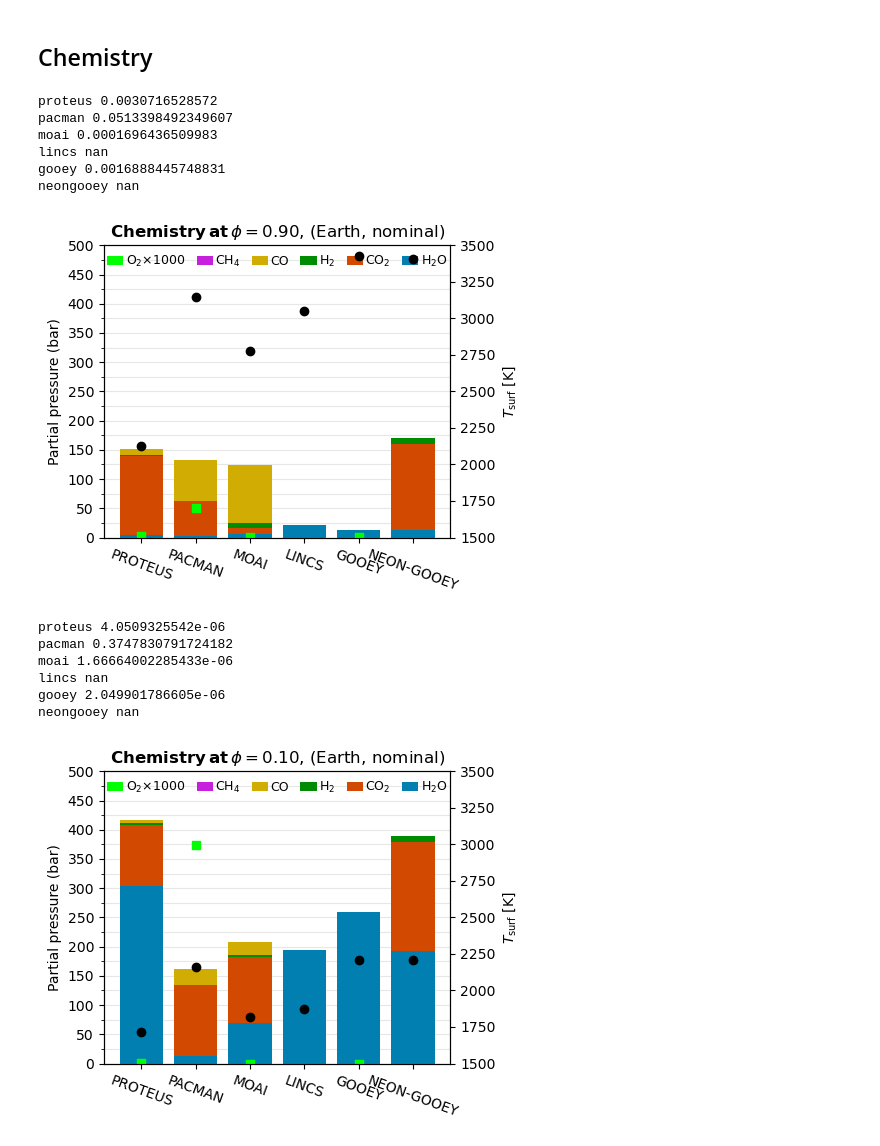
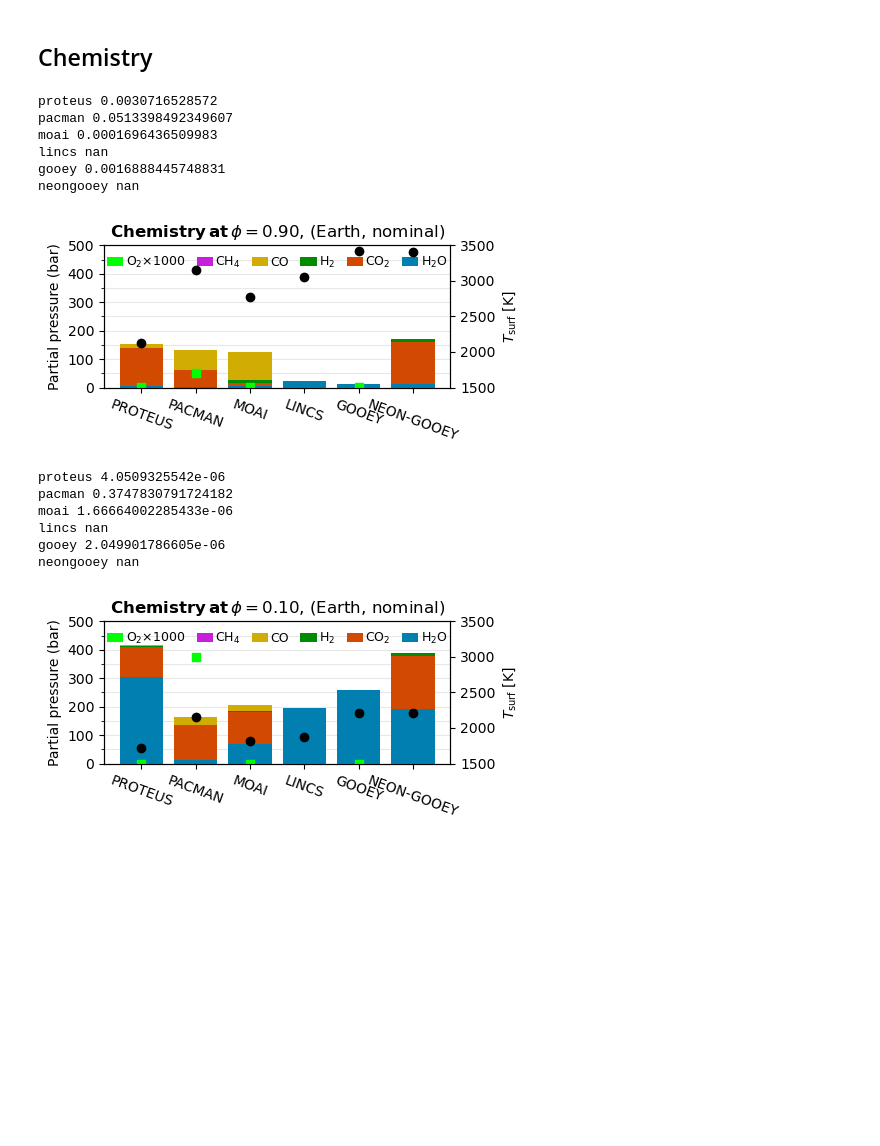
Before and after one commit to lena-noack/chili, a Jupyter notebook: intercomparison/analysis_solarsystem/compare.ipynb, the cells around one changed output. Cells and saved outputs as stored; diff of their text form; code cells hidden in the pictures; blank space fills up the shorter version.

```diff
--- a/intercomparison/analysis_solarsystem/compare.ipynb
+++ b/intercomparison/analysis_solarsystem/compare.ipynb
@@ -713,7 +715,7 @@ def plot_chem(case, planet, phi_compare):
 
     ykey_r = "T_surf(K)"
 
-    fig, ax = plt.subplots(1,1, figsize=(5,4))
+    fig, ax = plt.subplots(1,1, figsize=(5,2.5))
     axr = ax.twinx()
 
     fO2_factor = 1000.0
@@ -757,40 +759,40 @@ def plot_chem(case, planet, phi_compare):
         if gas == "O2":
             lbl += r"$\times$" + f"{fO2_factor:.0f}"
         ax.bar(0, 0, color=get_color(gas), label=lbl)
 
     ax.set_ylabel("Partial pressure (bar)")
     ax.set_ylim(0, ymax_chem)
-    ax.yaxis.set_major_locator(mpl.ticker.MultipleLocator(50))
-    ax.yaxis.set_minor_locator(mpl.ticker.MultipleLocator(25))
+    ax.yaxis.set_major_locator(mpl.ticker.MultipleLocator(100))
+    ax.yaxis.set_minor_locator(mpl.ticker.MultipleLocator(50))
     ax.grid(axis='y', which='both', zorder=-2, alpha=0.3)
     ax.set_xticks(xvals, xlbls, rotation=-20, ha='center')
     ax.legend(ncols=len(chili_gases), loc='upper center', bbox_to_anchor=(0.5, 1.01),
               fontsize=9, handletextpad=0.2, columnspacing=0.9, handlelength=1.3, frameon=False)
 
     axr.set_ylim(1500, 3500)
     axr.set_ylabel(get_label(ykey_r))
 
     title = r"${\bf Chemistry\,at\,} \phi=$" + f"{phi_compare:.2f}" + ", " + f"({get_label(planet)}, {case})"
     ax.set_title(title)
     fig.tight_layout()
 
     plt.show()
     fig.savefig(f"out/chem_{planet}_{case}_{phi_compare*100:.0f}.{EXT}", bbox_inches='tight', dpi=DPI)
 
 plot_chem("nominal", "earth", 0.90)
 plot_chem("nominal", "earth", 0.10)
 # %% [output]
 proteus 0.0030716528572
 pacman 0.0513398492349607
 moai 0.0001696436509983
 lincs nan
 gooey 0.0016888445748831
 neongooey nan
-[figure, old version]
+[figure, new version]
 proteus 4.0509325542e-06
 pacman 0.3747830791724182
 moai 1.66664002285433e-06
 lincs nan
 gooey 2.049901786605e-06
 neongooey nan
-[figure, old version]
+[figure, new version]
```
Also changed, not shown: parts of 2 cells of this notebook.
